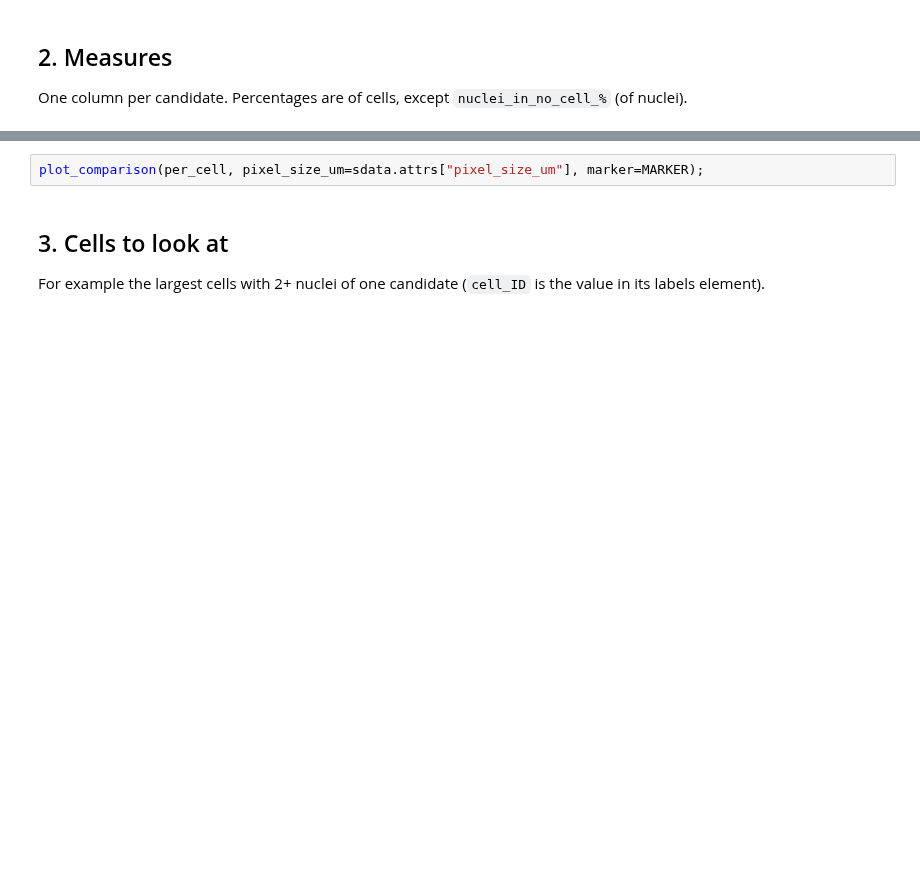
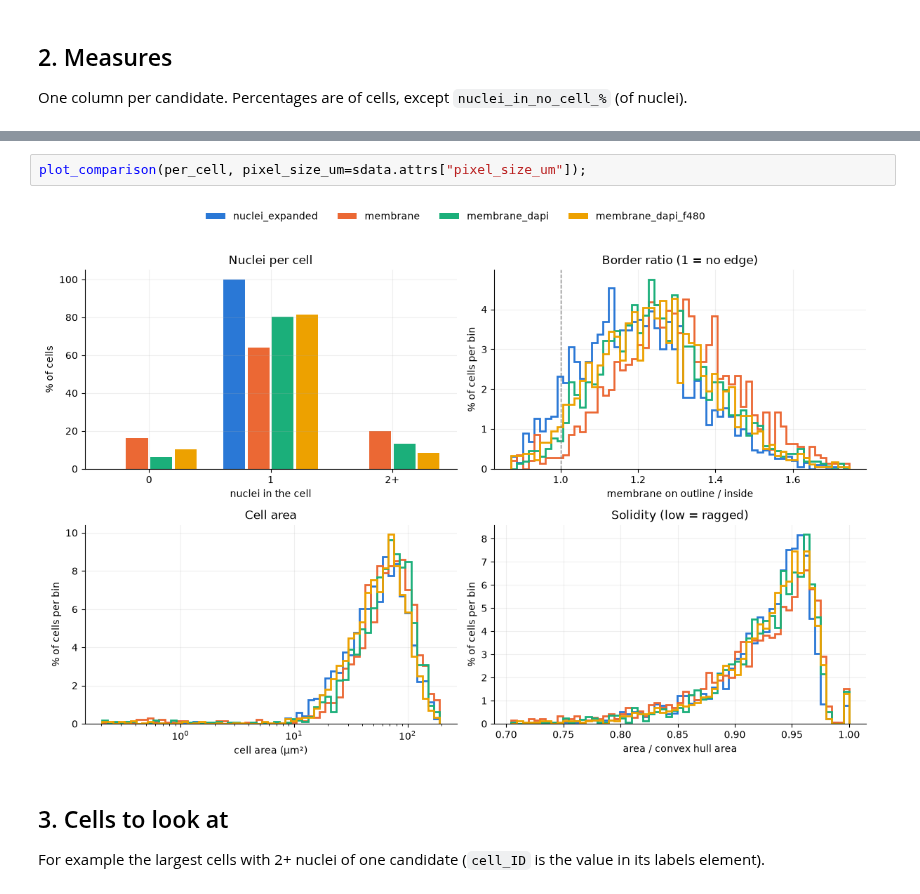
Before and after one commit to MassimoZarantonello/AnnoLoop, a Jupyter notebook: notebooks/01b_evaluation.ipynb, the cells around one changed output, grey strips where cells are left out. Saved outputs shown, nothing was run; the diff lists cells and outputs as text; blank space fills up the shorter version.

```diff
--- a/notebooks/01b_evaluation.ipynb
+++ b/notebooks/01b_evaluation.ipynb
@@ -55,5 +82,7 @@ summary.T.round(2)
 # %%
-plot_comparison(per_cell, pixel_size_um=sdata.attrs["pixel_size_um"], marker=MARKER);
+plot_comparison(per_cell, pixel_size_um=sdata.attrs["pixel_size_um"]);
+# %% [output]
+[figure, added]
 # %% [markdown]
 ## 3. Cells to look at
 For example the largest cells with 2+ nuclei of one candidate (`cell_ID` is the value in its labels element).
```
Also changed, not shown: parts of 4 cells of this notebook, 4 other files.
